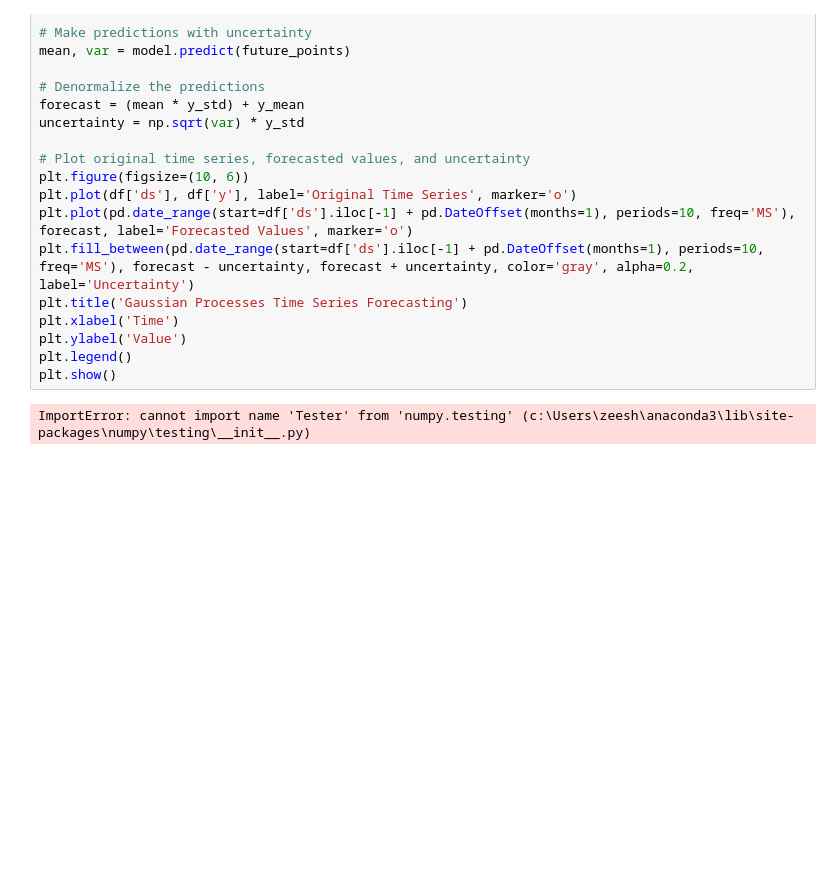
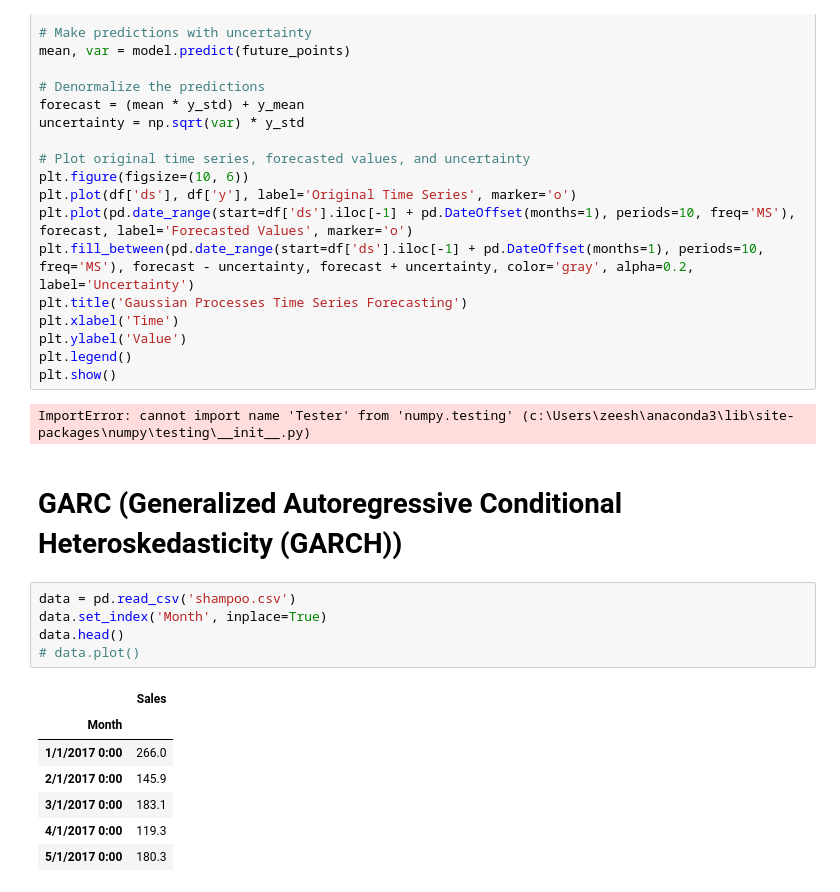
Before and after one commit to Zeeshan-99/sales_forecasting, a Jupyter notebook: Rough_timeSeries_Forecasting.ipynb, the cells around one changed output. Cells and saved outputs as stored; diff of their text form; blank space fills up the shorter version.

```diff
--- a/Rough_timeSeries_Forecasting.ipynb
+++ b/Rough_timeSeries_Forecasting.ipynb
@@ -1804,3 +1804,18 @@ plt.legend()
 plt.show()
 # %% [output]
 ImportError: cannot import name 'Tester' from 'numpy.testing' (c:\Users\zeesh\anaconda3\lib\site-packages\numpy\testing\__init__.py)
+# %% [markdown]
+# GARC (Generalized Autoregressive Conditional Heteroskedasticity (GARCH))
+# %%
+data = pd.read_csv('shampoo.csv')
+data.set_index('Month', inplace=True)
+data.head()
+# data.plot()
+# %% [output]
+|  | Sales |
+| Month |  |
+| 1/1/2017 0:00 | 266.0 |
+| 2/1/2017 0:00 | 145.9 |
+| 3/1/2017 0:00 | 183.1 |
+| 4/1/2017 0:00 | 119.3 |
+| 5/1/2017 0:00 | 180.3 |
```
Also changed, not shown: parts of 1 cell of this notebook, 3 other files.
